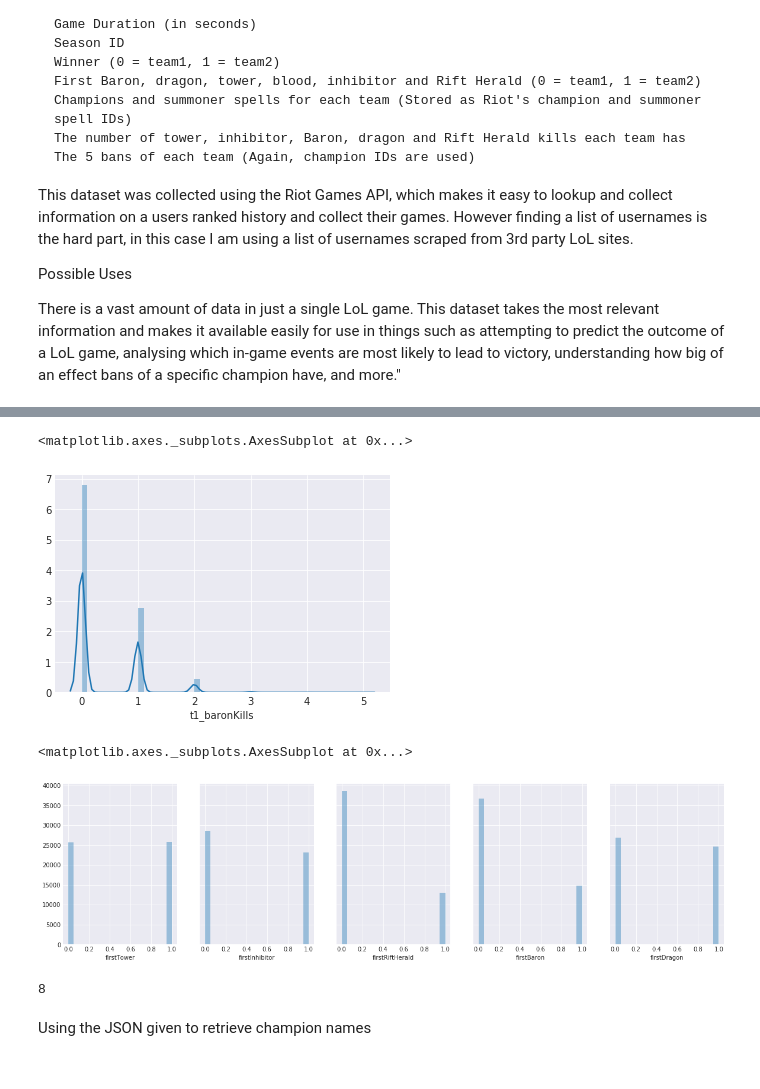
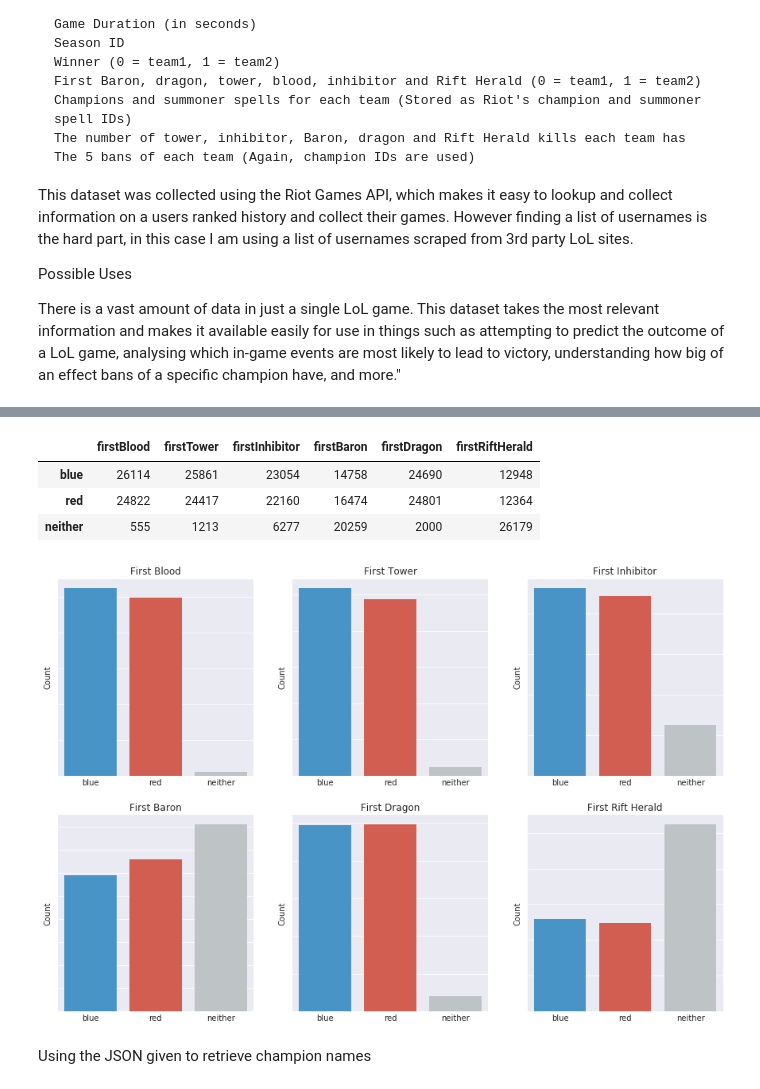
Before and after one commit to jtegge095/LoL-data-analysis, a Jupyter notebook: League of Legends Game Predictor.ipynb, the cells around one changed output, grey strips where cells are left out. Drawn from its saved outputs; the diff is of its cells as text; code cells hidden in the pictures.

Commit message:
Clean and update visualizations

```diff
--- a/League of Legends Game Predictor.ipynb
+++ b/League of Legends Game Predictor.ipynb
@@ -86,23 +86,28 @@ data.head()
 5 rows × 61 columns
-# %%
-sns.distplot(data['t1_baronKills'])
-# %% [output]
-<matplotlib.axes._subplots.AxesSubplot at 0x...>
-[figure, removed]
-# %%
-fig, (ax1, ax2, ax3, ax4, ax5) = plt.subplots(ncols=5, sharey=True, figsize=(20,5))
-sns.distplot(data['firstTower'],ax=ax1,kde=False)
-sns.distplot(data['firstInhibitor'],ax=ax2,kde=False)
-sns.distplot(data['firstRiftHerald'],ax=ax3, kde=False)
-sns.distplot(data['firstBaron'],ax=ax4,kde=False)
-sns.distplot(data['firstDragon'],ax=ax5, kde=False)
-# %% [output]
-<matplotlib.axes._subplots.AxesSubplot at 0x...>
-[figure, removed]
-# %%
-data['t1_champ1id'][0]
-# %% [output]
-8
+# %%
+firsts = ['firstBlood','firstTower', 'firstInhibitor', 'firstBaron', 'firstDragon', 'firstRiftHerald']
+firstLabels = ['First Blood','First Tower', 'First Inhibitor', 'First Baron', 'First Dragon', 'First Rift Herald']
+firstTotals = dataClean[firsts].apply(pd.value_counts)
+newIndex = ['blue','red','neither']
+firstSort = firstTotals.reindex(index=newIndex)
+firstSort
+# %% [output]
+|  | firstBlood | firstTower | firstInhibitor | firstBaron | firstDragon | firstRiftHerald |
+| blue | 26114 | 25861 | 23054 | 14758 | 24690 | 12948 |
+| red | 24822 | 24417 | 22160 | 16474 | 24801 | 12364 |
+| neither | 555 | 1213 | 6277 | 20259 | 2000 | 26179 |
+# %%
+plotColors = ['#3498DB','#E74C3C','#BDC3C7']
+nrows, ncols = 2,3
+fig = plt.figure(figsize=(15,10))
+for i in range(1,7):
+    ax = fig.add_subplot(nrows,ncols,i)
+    sns.barplot(x=firstSort.index,y=firstSort[firstSort.columns[i-1]],palette=plotColors)
+    ax.set_ylabel('Count')
+    ax.yaxis.set_ticklabels([])
+    ax.set_title(firstLabels[i-1])
+# %% [output]
+[figure, added]
 # %% [markdown]
 Using the JSON given to retrieve champion names
 # %%
```
Also changed, not shown: parts of 7 cells of this notebook.
